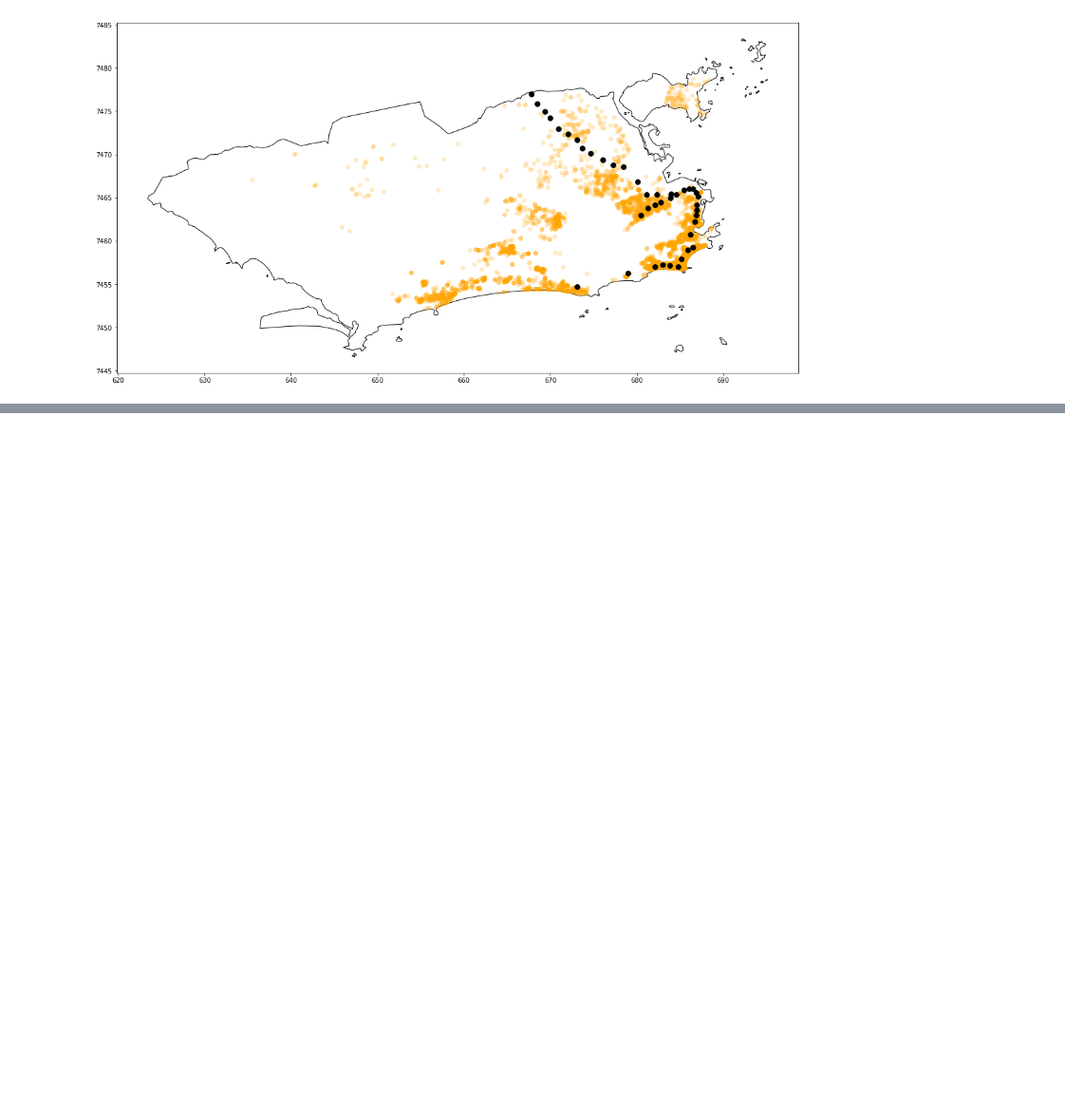
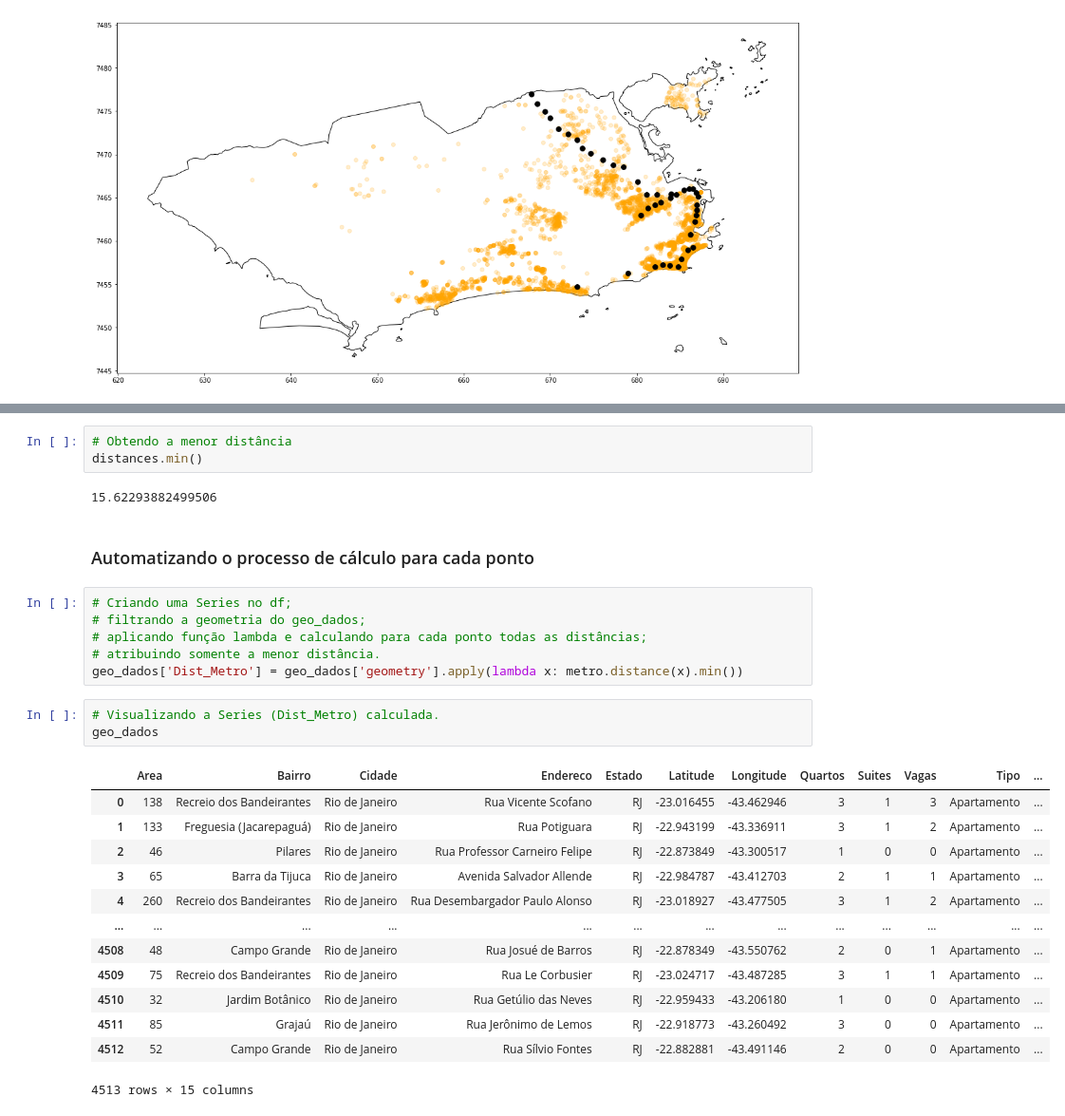
Before and after one commit to jeanhrsouza/learning-geopandas, a Jupyter notebook: 04.Obtendo Distâncias/01.Distâncias Até a Estação de Metrô Mais Próxima.ipynb, the cells around one changed output, grey strips where cells are left out. Shown at 95% size. Cells and saved outputs as stored; diff of their text form; blank space fills up the shorter version.

```diff
--- a/04.Obtendo Distâncias/01.Distâncias Até a Estação de Metrô Mais Próxima.ipynb
+++ b/04.Obtendo Distâncias/01.Distâncias Até a Estação de Metrô Mais Próxima.ipynb
@@ -88,0 +145,30 @@ metro.plot(ax = base, color = 'black', markersize = 60)
+# %%
+# Obtendo a menor distância
+distances.min()
+# %% [output]
+15.62293882499506
+# %% [markdown]
+### Automatizando o processo de cálculo para cada ponto
+# %%
+# Criando uma Series no df;
+# filtrando a geometria do geo_dados;
+# aplicando função lambda e calculando para cada ponto todas as distâncias;
+# atribuindo somente a menor distância.
+geo_dados['Dist_Metro'] = geo_dados['geometry'].apply(lambda x: metro.distance(x).min())
+# %%
+# Visualizando a Series (Dist_Metro) calculada.
+geo_dados
+# %% [output]
+|  | Area | Bairro | Cidade | Endereco | Estado | Latitude | Longitude | Quartos | Suites | Vagas | Tipo | ... |
+| 0 | 138 | Recreio dos Bandeirantes | Rio de Janeiro | Rua Vicente Scofano | RJ | -23.016455 | -43.462946 | 3 | 1 | 3 | Apartamento | ... |
+| 1 | 133 | Freguesia (Jacarepaguá) | Rio de Janeiro | Rua Potiguara | RJ | -22.943199 | -43.336911 | 3 | 1 | 2 | Apartamento | ... |
+| 2 | 46 | Pilares | Rio de Janeiro | Rua Professor Carneiro Felipe | RJ | -22.873849 | -43.300517 | 1 | 0 | 0 | Apartamento | ... |
+| 3 | 65 | Barra da Tijuca | Rio de Janeiro | Avenida Salvador Allende | RJ | -22.984787 | -43.412703 | 2 | 1 | 1 | Apartamento | ... |
+| 4 | 260 | Recreio dos Bandeirantes | Rio de Janeiro | Rua Desembargador Paulo Alonso | RJ | -23.018927 | -43.477505 | 3 | 1 | 2 | Apartamento | ... |
+| ... | ... | ... | ... | ... | ... | ... | ... | ... | ... | ... | ... | ... |
+| 4508 | 48 | Campo Grande | Rio de Janeiro | Rua Josué de Barros | RJ | -22.878349 | -43.550762 | 2 | 0 | 1 | Apartamento | ... |
+| 4509 | 75 | Recreio dos Bandeirantes | Rio de Janeiro | Rua Le Corbusier | RJ | -23.024717 | -43.487285 | 3 | 1 | 1 | Apartamento | ... |
+| 4510 | 32 | Jardim Botânico | Rio de Janeiro | Rua Getúlio das Neves | RJ | -22.959433 | -43.206180 | 1 | 0 | 0 | Apartamento | ... |
+| 4511 | 85 | Grajaú | Rio de Janeiro | Rua Jerônimo de Lemos | RJ | -22.918773 | -43.260492 | 3 | 0 | 0 | Apartamento | ... |
+| 4512 | 52 | Campo Grande | Rio de Janeiro | Rua Sílvio Fontes | RJ | -22.882881 | -43.491146 | 2 | 0 | 0 | Apartamento | ... |
+4513 rows × 15 columns
```
Also changed, not shown: parts of 13 cells of this notebook, 1 other file.
